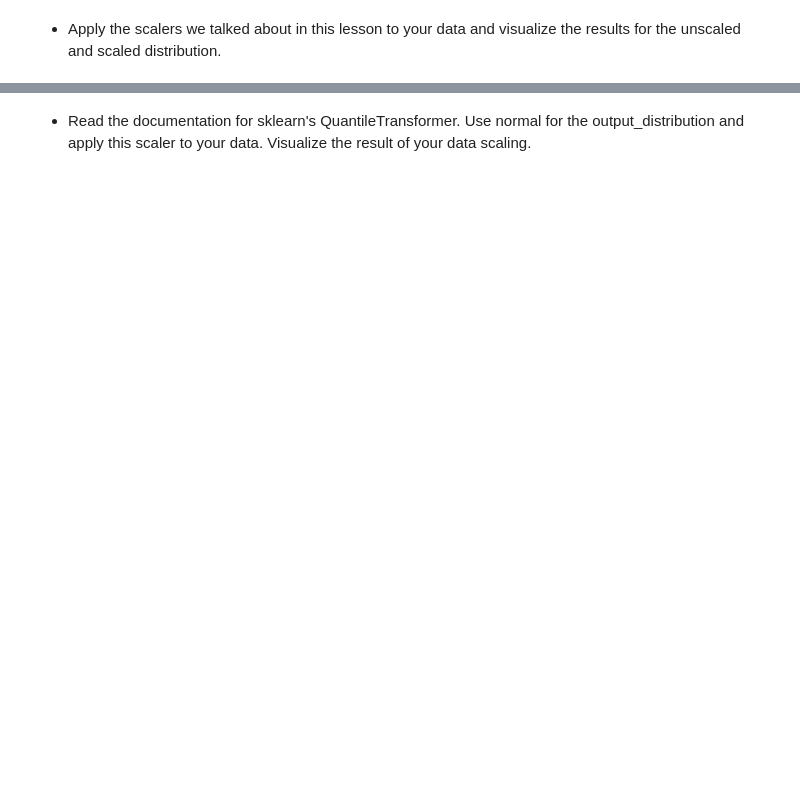
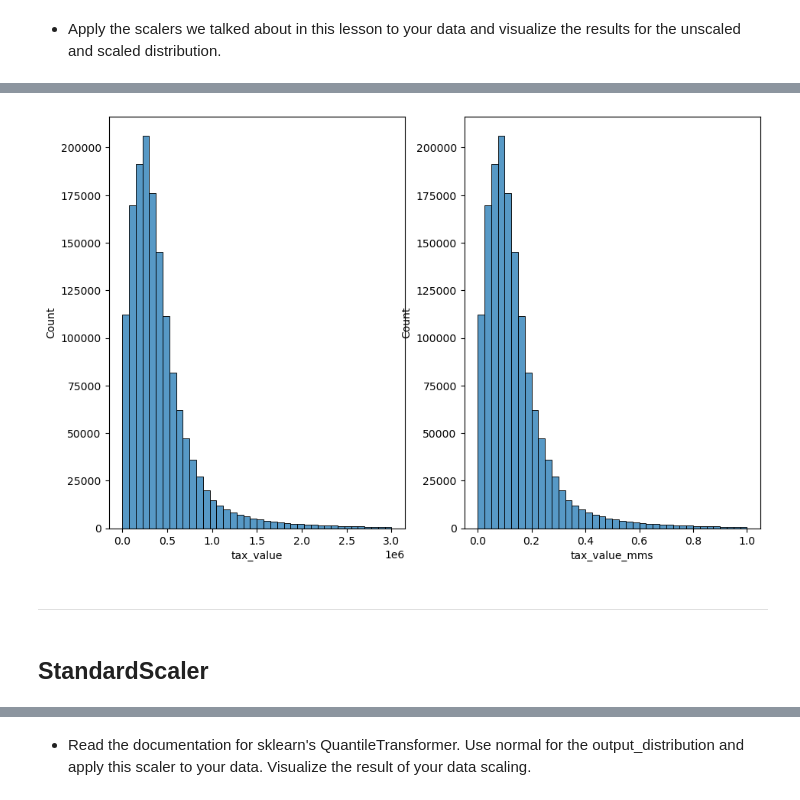
Before and after one commit to Marc-Aradillas/regression-exercises, a Jupyter notebook: scaling.ipynb, the cells around one changed output, grey strips where cells are left out. Saved outputs shown, nothing was run; the diff lists cells and outputs as text; code cells hidden in the pictures; blank space fills up the shorter version.

```diff
--- a/scaling.ipynb
+++ b/scaling.ipynb
@@ -33,0 +50,3 @@ df.head()
+# %%
+# additional manipulation
+train = train[(train['tax_value'] < 3_000_000) & (train['tax_amount'] < 3_000_000)]
@@ -33,0 +55,6 @@ df.head()
+# %%
+# assigned mms as variable for min max scaler function from sklearn
+mms = MinMaxScaler()
+
+# fit scaler to train
+mms.fit(train[['tax_value']])
@@ -33,0 +63,3 @@ df.head()
+# %%
+train['tax_value_mms'] = mms.transform(train[['tax_value']])
+train.head()
@@ -33,0 +73,21 @@ df.head()
+# %%
+# defined function to populate visual of distributions to check for shape of the data prior to and after scaling
+def compare_data(scaled_col, df = train, original = 'tax_value'):
+
+    plt.figure(figsize=(11, 7))
+
+    plt.subplot(121)
+    sns.histplot(data=df, x=original, bins=40)
+
+    plt.subplot(122)
+    sns.histplot(data=df, x=scaled_col, bins=40)
+
+    plt.show()
+# %%
+compare_data('tax_value_mms')
+# %% [output]
+[figure, added]
+# %% [markdown]
+__________________________________________________________________________________
+# %% [markdown]
+## StandardScaler
```
Also changed, not shown: parts of 25 cells of this notebook, 2 other files.
